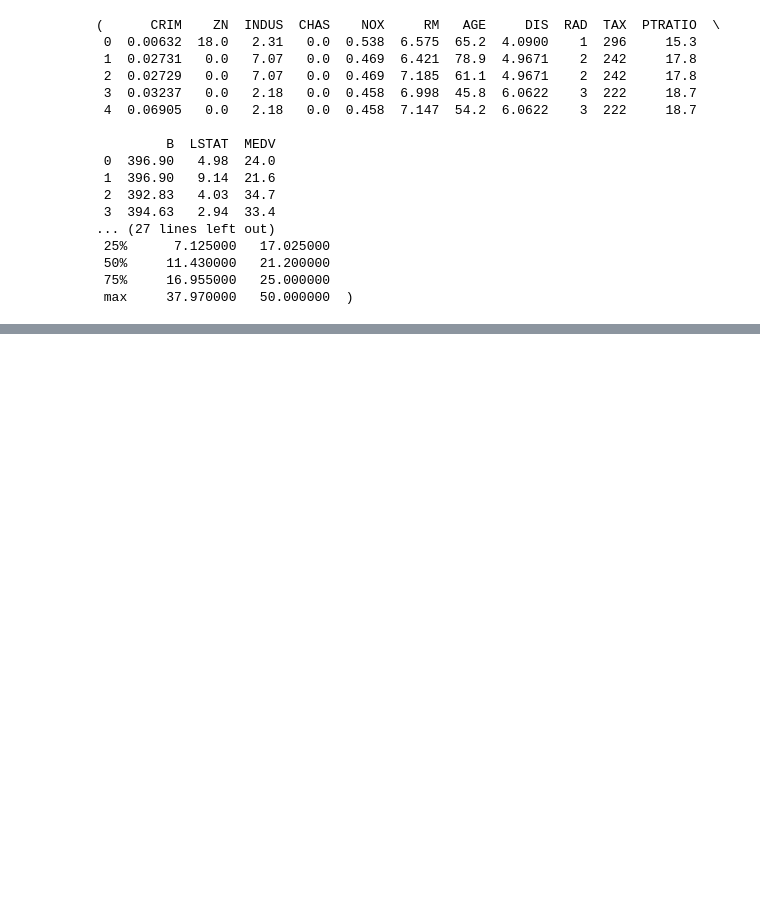
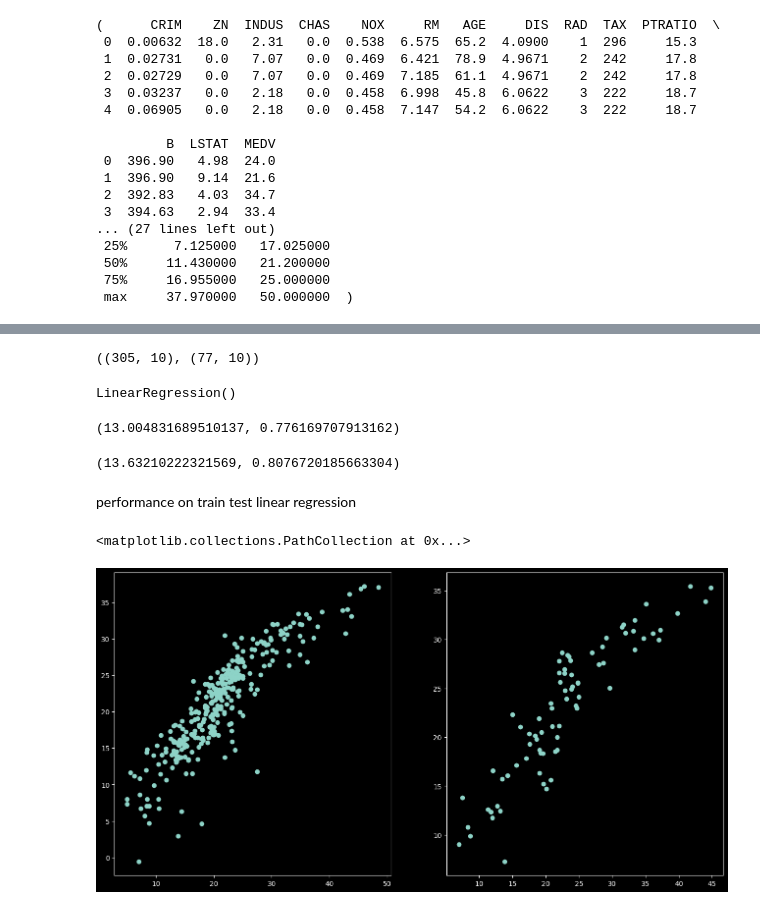
Before and after one commit to rahulll1123/Learning-ML, a Jupyter notebook: 3. HousePricePrediction-2025-01-29/PricePrediction.ipynb, the cells around one changed output, grey strips where cells are left out. Cells and saved outputs as stored; diff of their text form; code cells hidden in the pictures; blank space fills up the shorter version.

Commit message:
using basic linear reggression

```diff
--- a/3. HousePricePrediction-2025-01-29/PricePrediction.ipynb
+++ b/3. HousePricePrediction-2025-01-29/PricePrediction.ipynb
@@ -42,0 +65,35 @@ plot = sns.pairplot(house_data,hue='MEDV',palette='coolwarm')
+# %%
+X_train,X_test,Y_train,Y_test=train_test_split(X,Y,test_size=0.2,random_state=2)
+X_train.shape,X_test.shape
+# %% [output]
+((305, 10), (77, 10))
+# %%
+model=LinearRegression()
+model.fit(X_train,Y_train)
+# %% [output]
+LinearRegression()
+# %%
+Y_train_pred=model.predict(X_train)
+error=mean_squared_error(Y_train,Y_train_pred)
+score=r2_score(Y_train,Y_train_pred)
+error,score
+# %% [output]
+(13.004831689510137, 0.776169707913162)
+# %%
+Y_test_pred=model.predict(X_test)
+error=mean_squared_error(Y_test,Y_test_pred)
+score=r2_score(Y_test,Y_test_pred)
+error,score
+# %% [output]
+(13.63210222321569, 0.8076720185663304)
+# %% [markdown]
+performance on train test linear regression
+# %%
+plt.figure(figsize=(16,8))
+plt.subplot(1,2,1)
+plt.scatter(Y_train,Y_train_pred)
+plt.subplot(1,2,2)
+plt.scatter(Y_test,Y_test_pred)
+# %% [output]
+<matplotlib.collections.PathCollection at 0x...>
+[figure, added]
```
Also changed, not shown: parts of 9 cells of this notebook.
